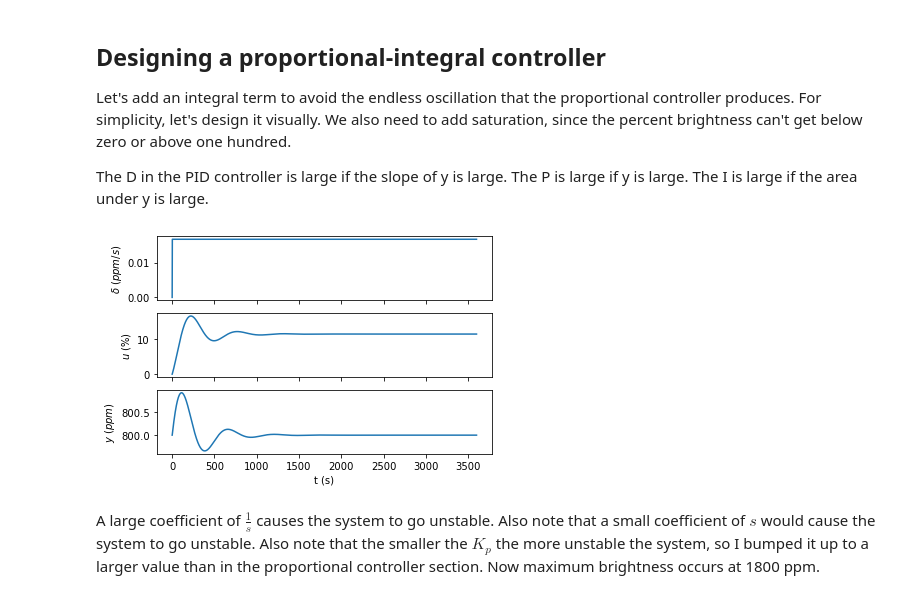
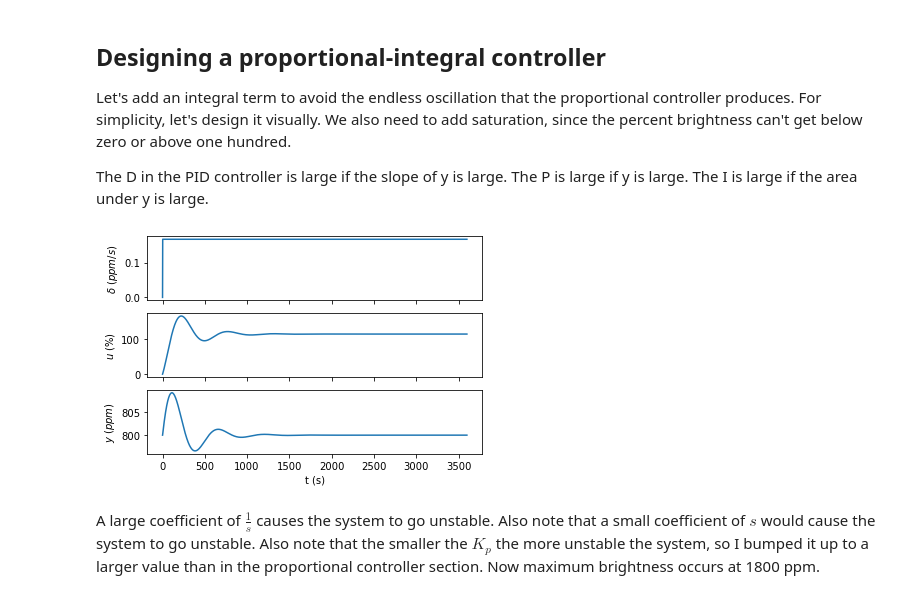
Before and after one commit to cbgeiman/bioreactor, a Jupyter notebook: controller/controldesign.ipynb, the cells around one changed output. Cells and saved outputs as stored; diff of their text form; code cells hidden in the pictures.

```diff
--- a/controller/controldesign.ipynb
+++ b/controller/controldesign.ipynb
@@ -139,35 +141,35 @@ C_PI = 5 + 0.1/s
 # good controllers:
 # C_PI = 5 + 0.1/s
 
 H_u_PI = (1/s)*C_PI/(1-(1/s)*C_PI*P)
 H_d_PI = (1/s)/(1-(1/s)*C_PI*P)
 
 t_max = 3600
-d = np.full(3600,1/60) # ambient CO2 rate = +1 ppm/s
+d = np.full(3600,1/6) # ambient CO2 rate = +5 ppm/min
 d[0] = 0
 t = np.arange(0,3600)
 
 [t_u,u,x_u] = control.forced_response(H_u_PI,T=t,U=d)
 [t_y,y,x_y] = control.forced_response(H_d_PI,T=t,U=d)
 # x: "time evolution of the state vector" what is the state vector? by examination, x_y=[-y,u]
 
 fig, ax = pp.subplots(nrows=3, ncols=1)
 
 ax[0].plot(t,d)
 ax[0].set_ylabel('$\delta$ $(ppm/s)$')
 ax[0].set_xticklabels([])
 
 ax[1].plot(t_u,u)
 ax[1].set_ylabel('$u$ $(\%)$')
 ax[1].set_xticklabels([])
 
 ax[2].plot(t_y,y+800)
 ax[2].set_ylabel('$y$ $(ppm)$')
 ax[2].set_xlabel('t (s)')
 
 pp.show()
 # %% [output]
-[figure, old version]
+[figure, new version]
 # %% [markdown]
 A large coefficient of $\frac{1}{s}$ causes the system to go unstable. Also note that a small coefficient of $s$ would cause the system to go unstable. Also note that the smaller the $K_p$ the more unstable the system, so I bumped it up to a larger value than in the proportional controller section. Now maximum brightness occurs at 1800 ppm.
 # %% [markdown]
```
Also changed, not shown: parts of 21 cells of this notebook, 8 other files.
